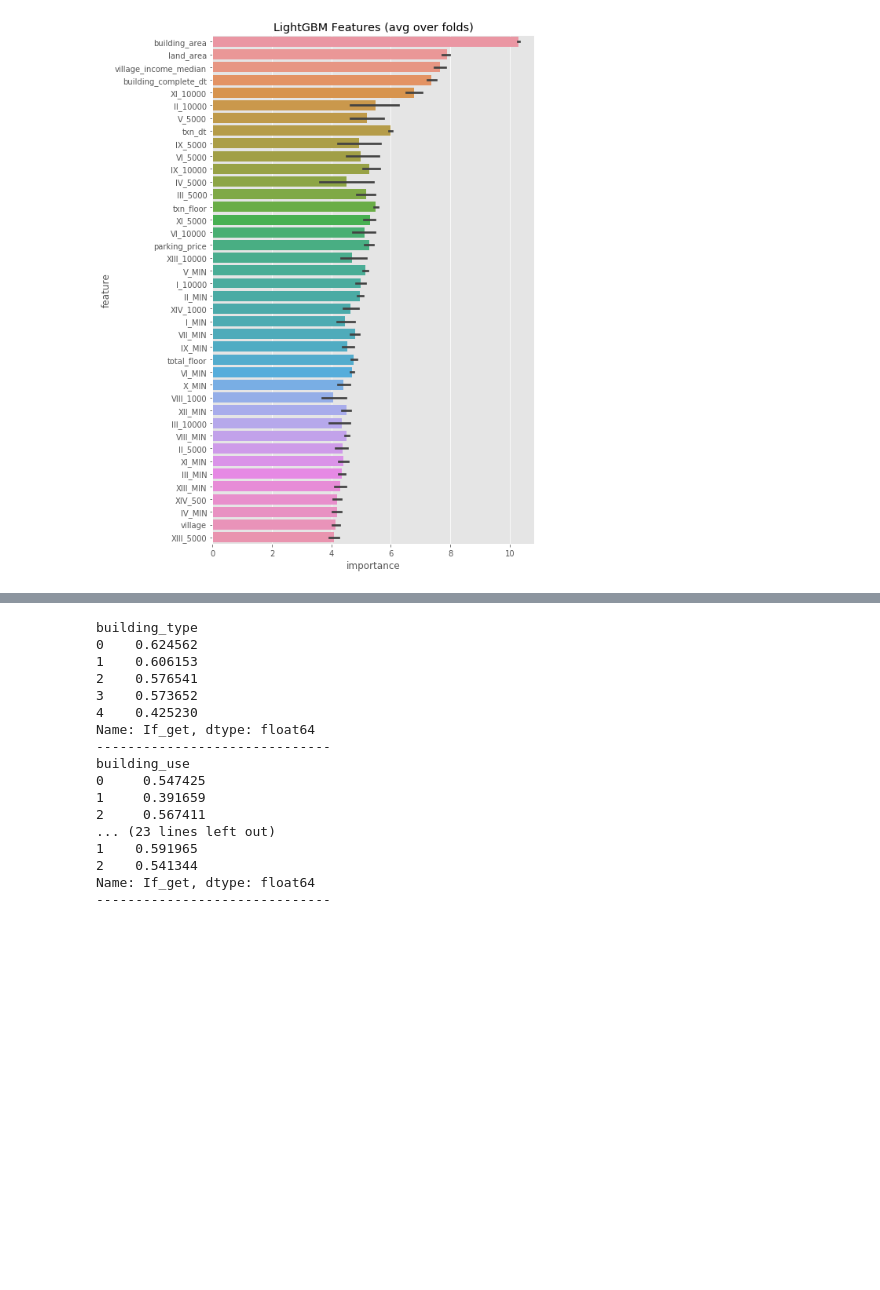
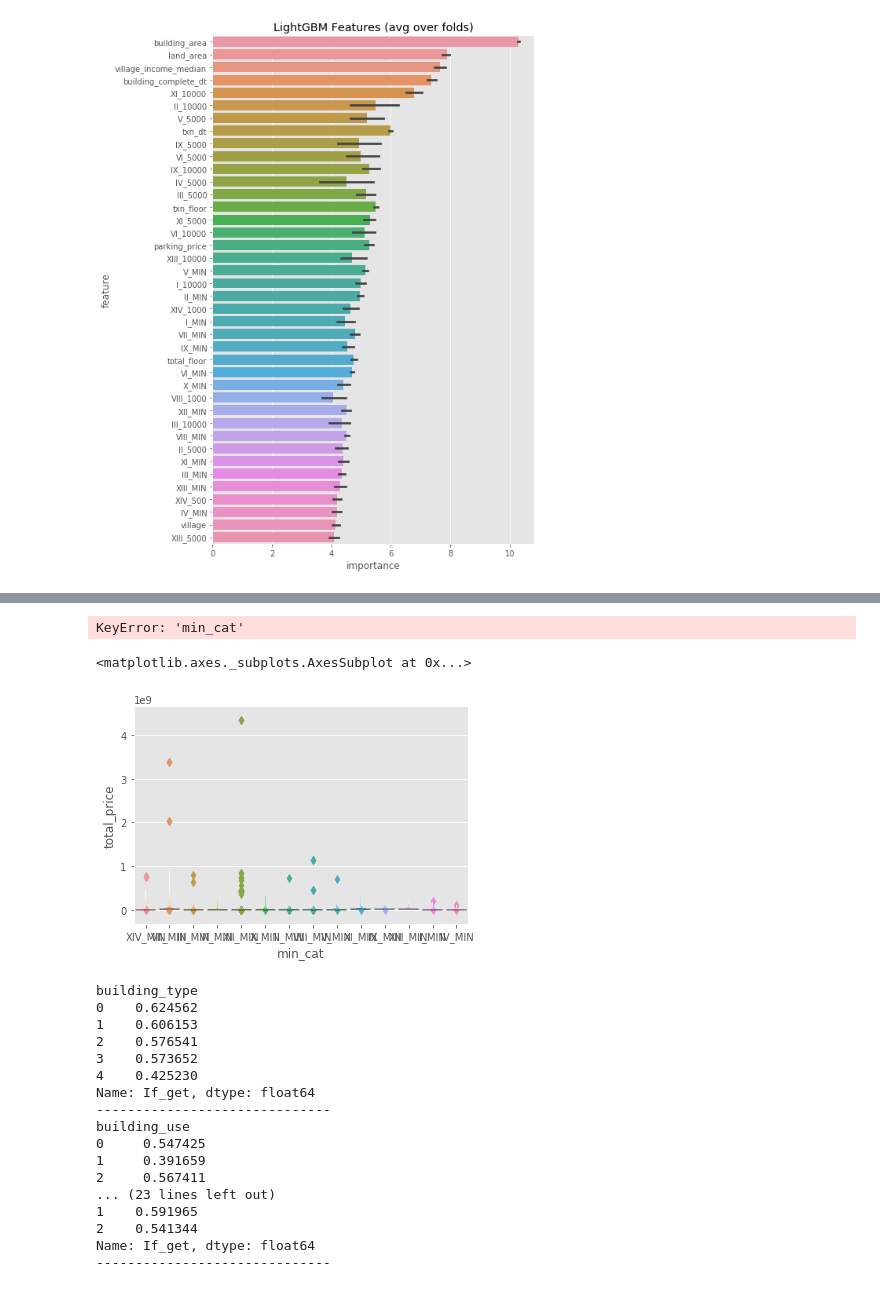
Before and after one commit to phacus/T-Brain_competition_predict_house_price, a Jupyter notebook: Multiple_model_test.ipynb, the cells around one changed output, grey strips where cells are left out. Saved outputs shown, nothing was run; the diff lists cells and outputs as text; code cells hidden in the pictures; blank space fills up the shorter version.

```diff
--- a/Multiple_model_test.ipynb
+++ b/Multiple_model_test.ipynb
@@ -277,6 +281,8 @@ def feature_process(df):
     return df
 # %%
-data = feature_process(data)
-train = data[:60000]
-test = data[60000:]
+begin = time.time()
+Final_data = feature_process(data)
+train = Final_data[:60000]
+test = Final_data[60000:]
 gc.collect()
+(time.time() - begin) / 60
@@ -415,3 +500,12 @@ Avg hit_score : 5553.500000000001
+# %%
+Final_data['min_cat'].value_counts()
+# %% [output]
+KeyError: 'min_cat'
+# %%
+sns.boxenplot(train['min_cat'], train['total_price'])
+# %% [output]
+<matplotlib.axes._subplots.AxesSubplot at 0x...>
+[figure, added]
 # %%
 train['preds'] = 0
 for pred, city in zip(oof_list, train['city'].unique()):
```
Also changed, not shown: parts of 11 cells of this notebook, 1 other file.
